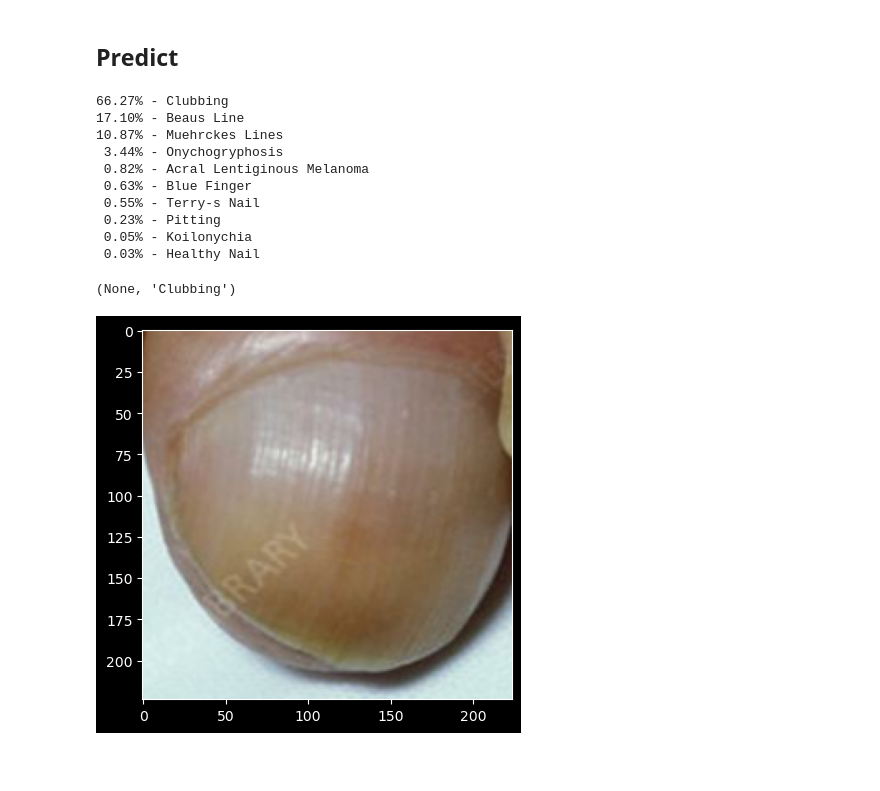
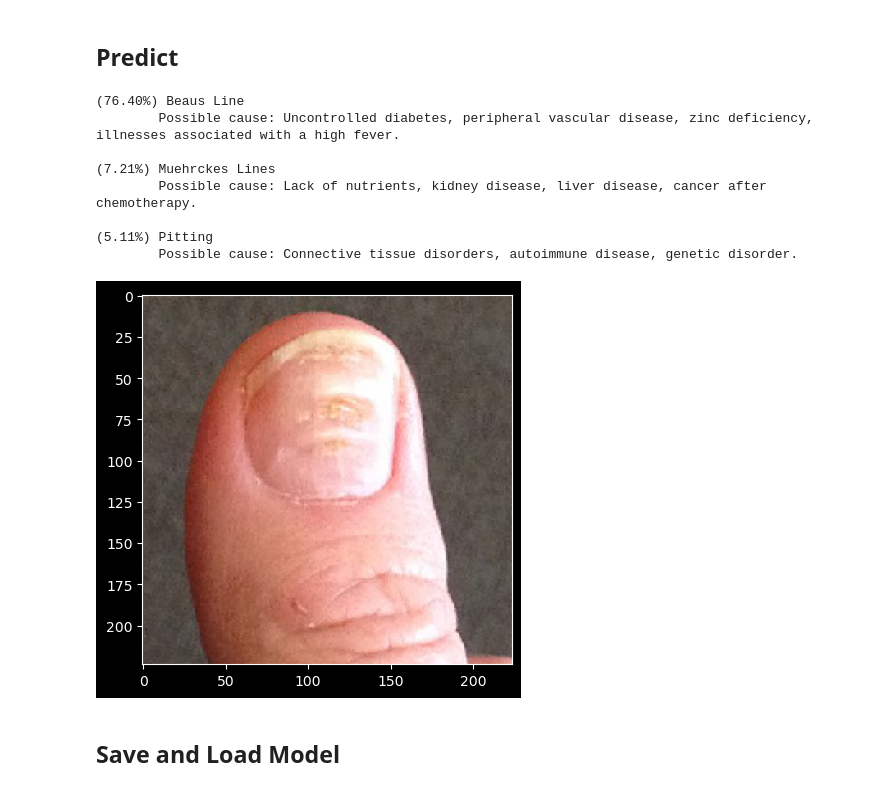
Before and after one commit to hazydream/NailHealthAdvisor, a Jupyter notebook: notebook_v4.ipynb, the cells around one changed output. Saved outputs shown, nothing was run; the diff lists cells and outputs as text; code cells hidden in the pictures; blank space fills up the shorter version.

```diff
--- a/notebook_v4.ipynb
+++ b/notebook_v4.ipynb
@@ -130,25 +130,2 @@ loss=0.7345, accuracy=0.7468
 # %% [markdown]
 ## Predict
-# %%
-def make_prediction(image):
-    predictions = model.predict(np.expand_dims(image, axis=0), verbose=0)
-    [pred] = predictions
-    for index in pred.argsort()[::-1]:
-        print(f"{pred[index] * 100:5.2f}% - {class_names[index]}")
-    plt.imshow(image.astype("uint8"))
-# %%
-i = 69
-make_prediction(x_test[i]), class_names[y_test[i]]
-# %% [output]
-66.27% - Clubbing
-17.10% - Beaus Line
-10.87% - Muehrckes Lines
- 3.44% - Onychogryphosis
- 0.82% - Acral Lentiginous Melanoma
- 0.63% - Blue Finger
- 0.55% - Terry-s Nail
- 0.23% - Pitting
- 0.05% - Koilonychia
- 0.03% - Healthy Nail
-(None, 'Clubbing')
-[figure, removed]
@@ -154,0 +145,40 @@ make_prediction(x_test[i]), class_names[y_test[i]]
+# %%
+def predict(img, top_n=3):
+    image = read_image(img) if isinstance(img, str) else img
+    result = make_prediction(image, top_n=top_n)
+    show_possible_health_issues(result)
+
+    plt.imshow(image.astype("uint8"))
+    plt.show()
+
+
+def read_image(image_path):
+    image = tf.keras.utils.load_img(image_path, target_size=image_shape[:2])
+    return tf.keras.utils.img_to_array(image)
+
+
+def make_prediction(image, top_n=3):
+    [pred] = model.predict(np.expand_dims(image, axis=0), verbose=0)
+    return [(class_names[idx], pred[idx]) for idx in pred.argsort()[::-1]][:top_n]
+
+
+def show_possible_health_issues(result):
+    for nail_disease, prob in result:
+        print(f"({prob * 100:.2f}%) {nail_disease}")
+        print(f"\tPossible cause: {ISSUES_MAPPING.get(nail_disease)}", end="\n\n")
+# %%
+path = "test_images/beaus-line-01.jpg"
+
+predict(path)
+# %% [output]
+(76.40%) Beaus Line
+        Possible cause: Uncontrolled diabetes, peripheral vascular disease, zinc deficiency, illnesses associated with a high fever.
+
+(7.21%) Muehrckes Lines
+        Possible cause: Lack of nutrients, kidney disease, liver disease, cancer after chemotherapy.
+
+(5.11%) Pitting
+        Possible cause: Connective tissue disorders, autoimmune disease, genetic disorder.
+[figure, added]
+# %% [markdown]
+## Save and Load Model
```
Also changed, not shown: parts of 8 cells of this notebook, 1 other file.
